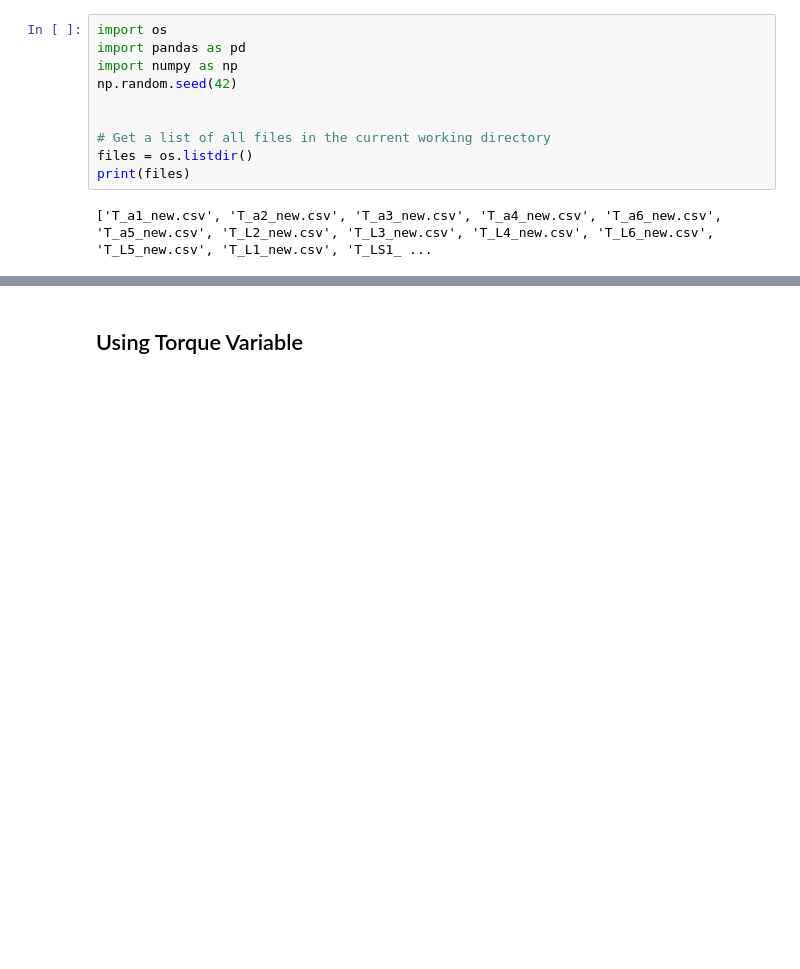
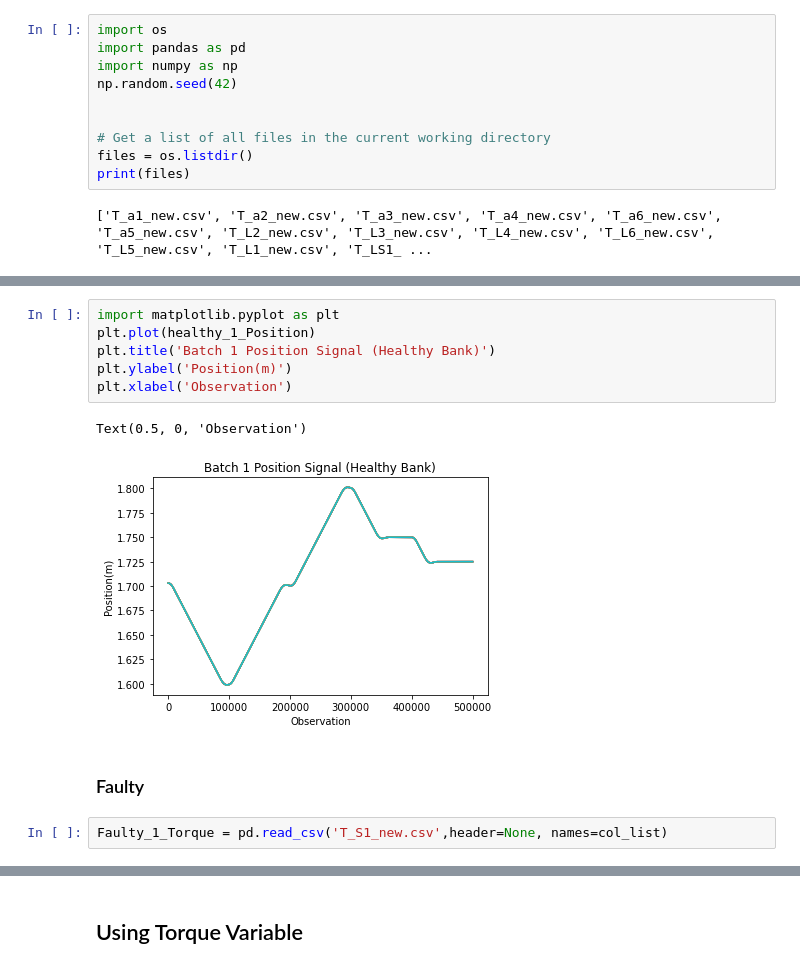
Before and after one commit to Arkifeanyi/COSC_525_Final_Proj, a Jupyter notebook: Anomaly_Detection_Task.ipynb, the cells around one changed output, grey strips where cells are left out. Drawn from its saved outputs; the diff is of its cells as text; blank space fills up the shorter version.

```diff
--- a/Anomaly_Detection_Task.ipynb
+++ b/Anomaly_Detection_Task.ipynb
@@ -12,0 +32,13 @@ print(files)
+# %%
+import matplotlib.pyplot as plt
+plt.plot(healthy_1_Position)
+plt.title('Batch 1 Position Signal (Healthy Bank)')
+plt.ylabel('Position(m)')
+plt.xlabel('Observation')
+# %% [output]
+Text(0.5, 0, 'Observation')
+[figure, added]
+# %% [markdown]
+### Faulty
+# %%
+Faulty_1_Torque = pd.read_csv('T_S1_new.csv',header=None, names=col_list)
```
Also changed, not shown: parts of 66 cells of this notebook.
